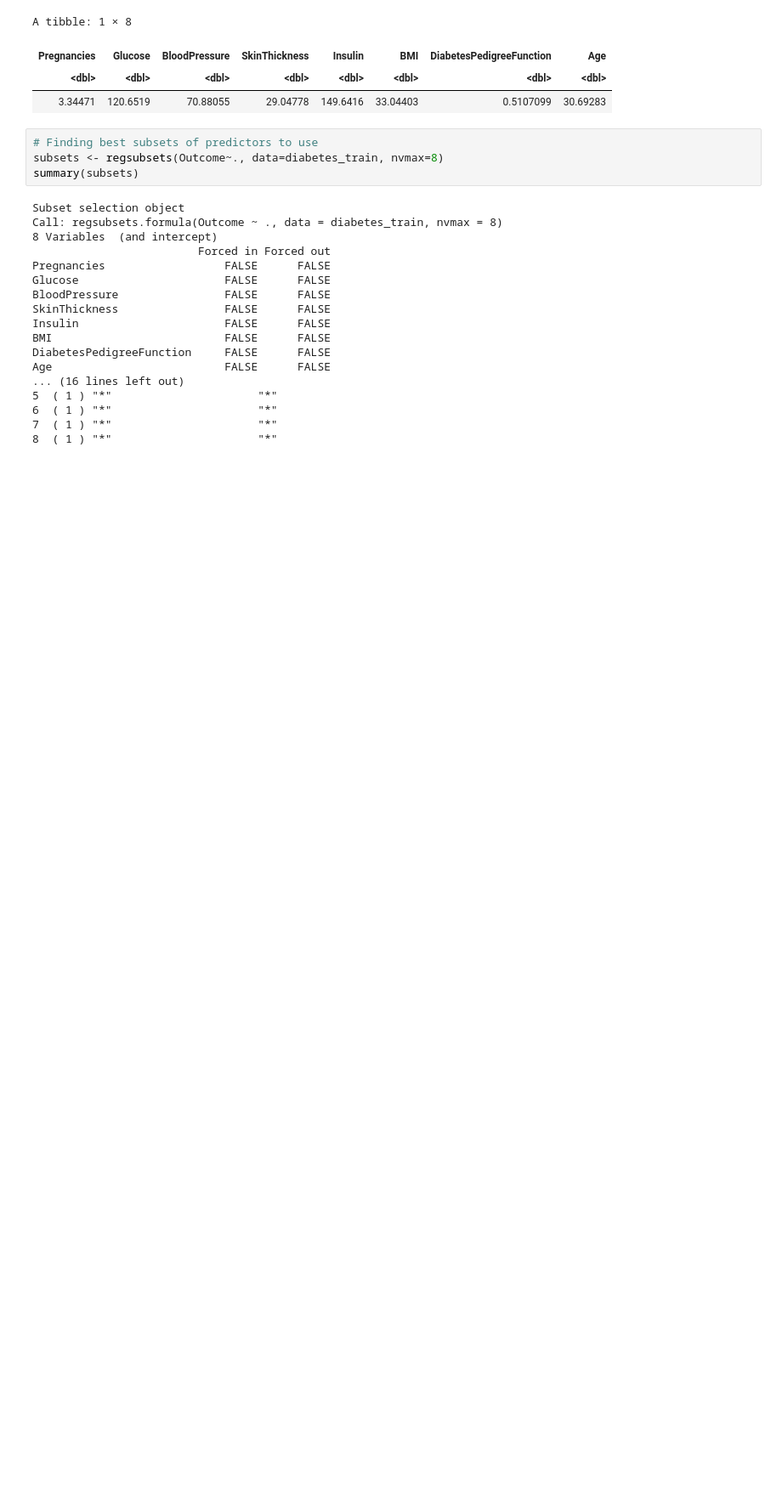
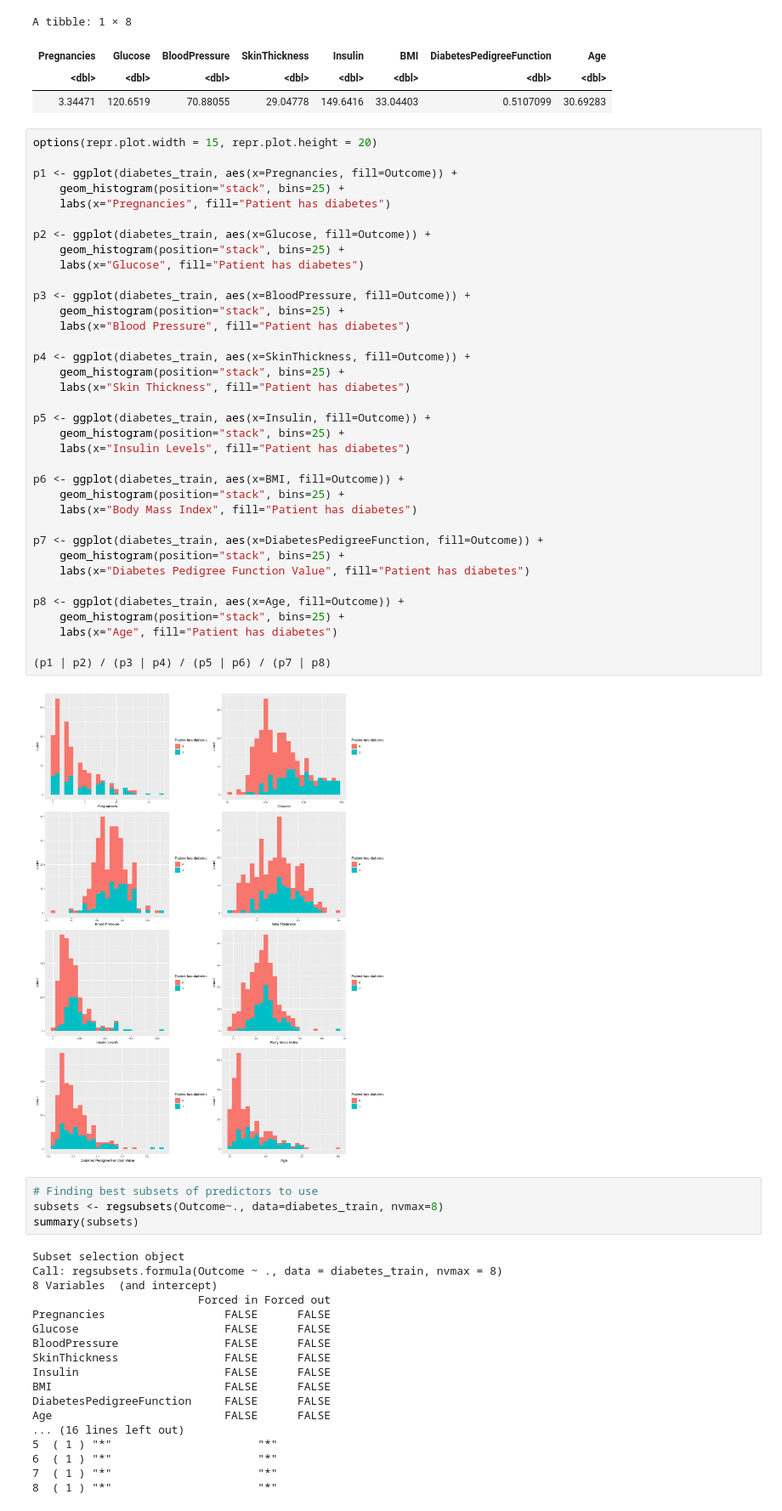
Before and after one commit to hsgao12/dsci-100-group-132, a Jupyter notebook: DSCI100 report.ipynb, the cells around one changed output. Shown at 85% size. Drawn from its saved outputs; the diff is of its cells as text; blank space fills up the shorter version.

Commit message:
Added figures for analysis, better formatted figures

```diff
--- a/DSCI100 report.ipynb
+++ b/DSCI100 report.ipynb
@@ -145,6 +146,44 @@ A tibble: 1 × 8
 | Pregnancies | Glucose | BloodPressure | SkinThickness | Insulin | BMI | DiabetesPedigreeFunction | Age |
 | <dbl> | <dbl> | <dbl> | <dbl> | <dbl> | <dbl> | <dbl> | <dbl> |
 | 3.34471 | 120.6519 | 70.88055 | 29.04778 | 149.6416 | 33.04403 | 0.5107099 | 30.69283 |
+# %%
+options(repr.plot.width = 15, repr.plot.height = 20)
+
+p1 <- ggplot(diabetes_train, aes(x=Pregnancies, fill=Outcome)) +
+    geom_histogram(position="stack", bins=25) +
+    labs(x="Pregnancies", fill="Patient has diabetes")
+
+p2 <- ggplot(diabetes_train, aes(x=Glucose, fill=Outcome)) +
+    geom_histogram(position="stack", bins=25) +
+    labs(x="Glucose", fill="Patient has diabetes")
+
+p3 <- ggplot(diabetes_train, aes(x=BloodPressure, fill=Outcome)) +
+    geom_histogram(position="stack", bins=25) +
+    labs(x="Blood Pressure", fill="Patient has diabetes")
+
+p4 <- ggplot(diabetes_train, aes(x=SkinThickness, fill=Outcome)) +
+    geom_histogram(position="stack", bins=25) +
+    labs(x="Skin Thickness", fill="Patient has diabetes")
+
+p5 <- ggplot(diabetes_train, aes(x=Insulin, fill=Outcome)) +
+    geom_histogram(position="stack", bins=25) +
+    labs(x="Insulin Levels", fill="Patient has diabetes")
+
+p6 <- ggplot(diabetes_train, aes(x=BMI, fill=Outcome)) +
+    geom_histogram(position="stack", bins=25) +
+    labs(x="Body Mass Index", fill="Patient has diabetes")
+
+p7 <- ggplot(diabetes_train, aes(x=DiabetesPedigreeFunction, fill=Outcome)) +
+    geom_histogram(position="stack", bins=25) +
+    labs(x="Diabetes Pedigree Function Value", fill="Patient has diabetes")
+
+p8 <- ggplot(diabetes_train, aes(x=Age, fill=Outcome)) +
+    geom_histogram(position="stack", bins=25) +
+    labs(x="Age", fill="Patient has diabetes")
+
+(p1 | p2) / (p3 | p4) / (p5 | p6) / (p7 | p8)
+# %% [output]
+[figure, added]
 # %%
 # Finding best subsets of predictors to use
 subsets <- regsubsets(Outcome~., data=diabetes_train, nvmax=8)
```
Also changed, not shown: parts of 1 cell of this notebook.
